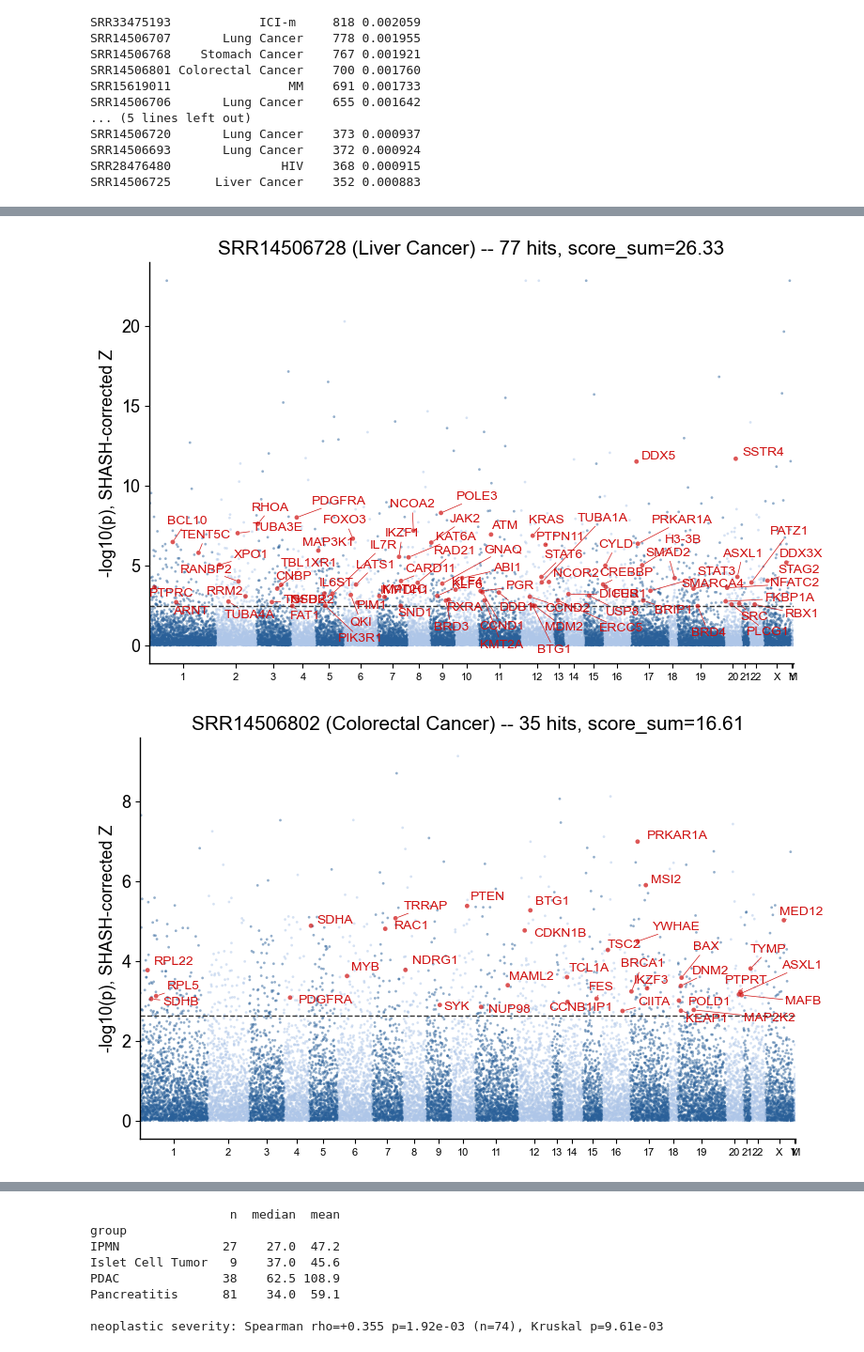
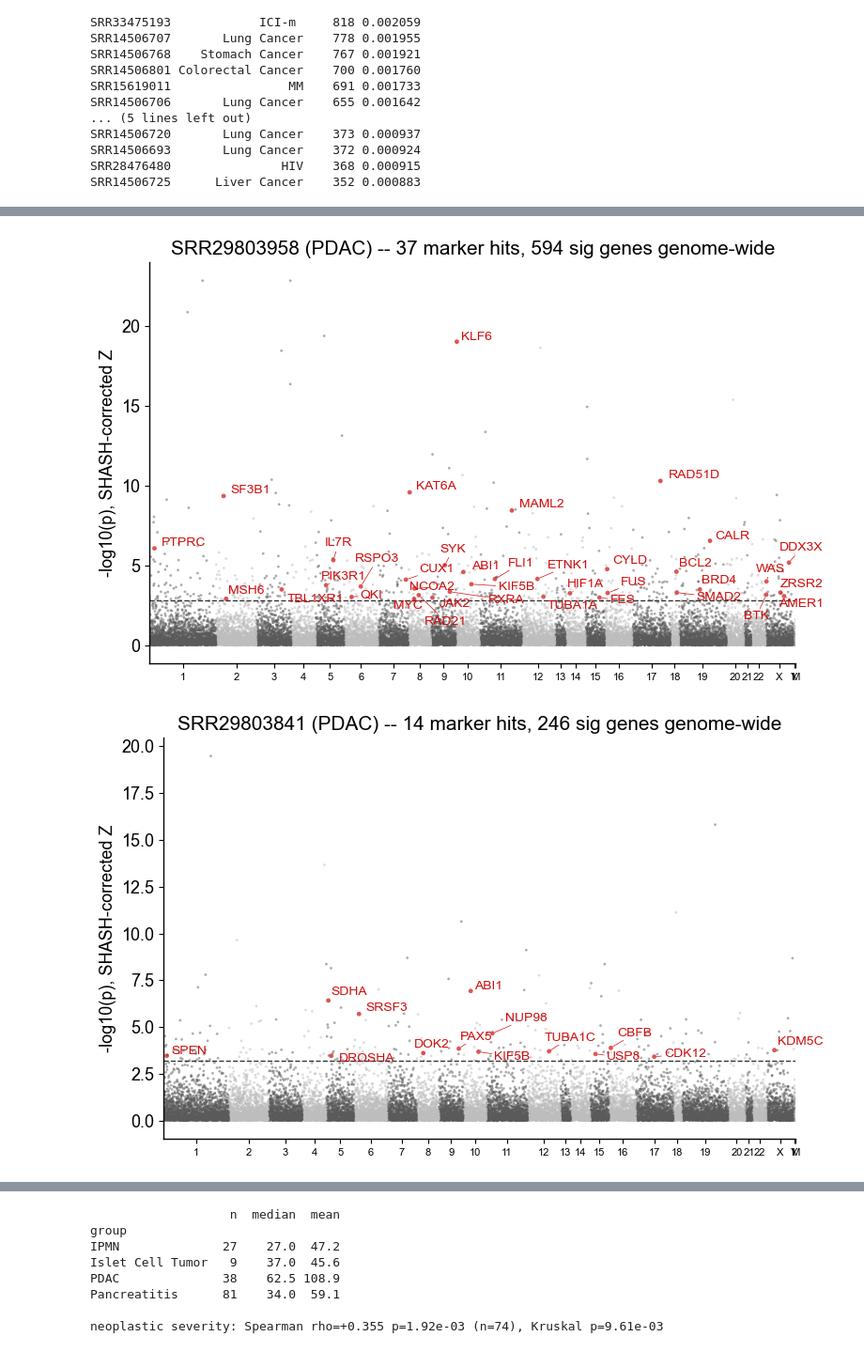
Before and after one commit to jmj3078/cfRNA_NormativeModeling, a Jupyter notebook: MixedEffectsModeling/4_disease_scoring.ipynb, the cells around one changed output, grey strips where cells are left out. Shown at 94% size. Cells and saved outputs as stored; diff of their text form; code cells hidden in the pictures.

Commit message:
manhattan - only Pancreatic Cancer

```diff
--- a/MixedEffectsModeling/4_disease_scoring.ipynb
+++ b/MixedEffectsModeling/4_disease_scoring.ipynb
@@ -368,46 +368,61 @@ Tuberculosis              103        485          36.504854       0.002082
 | 502 | SRR29803841 | Pancreatic Cancer | True | 500 | 14 | ABI1;CBFB;CDK12;DOK2;DROSHA;KDM5C... | 246 | ... |
 | 109 | SRR14506796 | Colorectal Cancer | True | 501 | 11 | ATF1;ATP1A1;CIITA;CTNNB1;FES;H3-3... | 181 | ... |
 # %%
-import re
+from adjustText import adjust_text
 
-N_CURATED = 4
-curated = marker_df[marker_df['ood_keep'] & (marker_df['n_markers_tested'] > 0)].sort_values(
-    'marker_score_sum', ascending=False).head(N_CURATED)
+name2row = {n: i for i, n in enumerate(names_dis)}
+chrom_idx = chrom_of.reindex(gene_names).astype(str).map(chrom_rank).fillna(len(CHROM_ORDER)).astype(int).values
+chrom_color = np.where(chrom_idx % 2 == 0, '#5a5a5a', '#bdbdbd')
 
-for _, row in curated.iterrows():
+CURATED = [
+    ('SRR29803958', 'PDAC'),
+    ('SRR29803841', 'PDAC'),
+    ('SRR29803902', 'PDAC'),
+    ('SRR29803955', 'PDAC'),
+    ('SRR29803994', 'IPMN'),
+    ('SRR29803948', 'IPMN'),
+    ('SRR29803995', 'Islet Cell Tumor'),
+    ('SRR29804066', 'Pancreatitis'),
+]
+MAX_LABELS = 37
+
+marker_by_sample = marker_df.set_index('sample')
+
+for sample, stage_label in CURATED:
+    row = marker_by_sample.loc[sample]
     fig, ax = plt.subplots(figsize=(8, 5))
-    i = name2row[row['sample']]
+    i = name2row[sample]
     z = Z_shash[i]
     p = 2 * norm.sf(np.abs(np.nan_to_num(z)))
     p[~np.isfinite(z)] = np.nan
     neglog10p = -np.log10(np.clip(p, 1e-300, 1))
 
     markers = pheno_markers.get(row['phenotype'], set())
     marker_cols = sorted({j for sym in markers for j in sym2cols.get(sym, [])})
-    p_thr = p_thr_of.get(row['sample'], np.nan)
+    p_thr = p_thr_of.get(sample, np.nan)
     is_marker = np.zeros(len(gene_names), dtype=bool)
     is_marker[marker_cols] = True
     is_hit = is_marker & np.isfinite(p_thr) & (p <= p_thr)
 
     scores = pheno_scores.get(row['phenotype'], {})
     hit_cols = np.where(is_hit)[0]
-    label_cols = sorted(hit_cols, key=lambda j: -scores.get(sym_of.iloc[j], 0))
+    label_cols = sorted(hit_cols, key=lambda j: -scores.get(sym_of.iloc[j], 0))[:MAX_LABELS]
 
     ax.scatter(x_pos[~is_hit], neglog10p[~is_hit], c=chrom_color[~is_hit], s=4, alpha=0.5, edgecolors='none')
     ax.scatter(x_pos[is_hit], neglog10p[is_hit], c="#cf0f0f", s=12, alpha=0.7, edgecolors='none', zorder=3)
     texts = [ax.text(x_pos[j], neglog10p[j], sym_of.iloc[j], color='#cf0f0f') for j in label_cols]
     if texts:
         adjust_text(texts, ax=ax, arrowprops=dict(arrowstyle='-', color='#cf0f0f', lw=0.5))
     if np.isfinite(p_thr):
         ax.axhline(-np.log10(p_thr), color='#333333', ls='--', lw=1)
     ax.set_xticks(tick_x)
     ax.set_xticklabels(tick_lab, fontsize=FS_ANNOT_SM)
     ax.set_ylabel('-log10(p), SHASH-corrected Z')
-    ax.set_title(f"{row['sample']} ({row['phenotype']}) -- {len(hit_cols)} hits, score_sum={row['marker_score_sum']:.2f}")
+    ax.set_title(f"{sample} ({stage_label}) -- {len(hit_cols)} marker hits, "
+                 f"{int(row['n_sig_genome'])} sig genes genome-wide")
     ax.set_xlim(0, len(gene_names))
     fig.tight_layout()
-    safe = re.sub(r'[^A-Za-z0-9._-]', '_', str(row['sample']))
-    fig.savefig(FIGDIR / f'manhattan_marker_{safe}.png', bbox_inches='tight')
+    fig.savefig(FIGDIR / f'manhattan_marker_{sample}.png', bbox_inches='tight')
 # %% [output]
-[figure, old version]
+[figure, new version]
-[figure, old version]
+[figure, new version]
```
Also changed, not shown: parts of 2 cells of this notebook, 13 other files.
